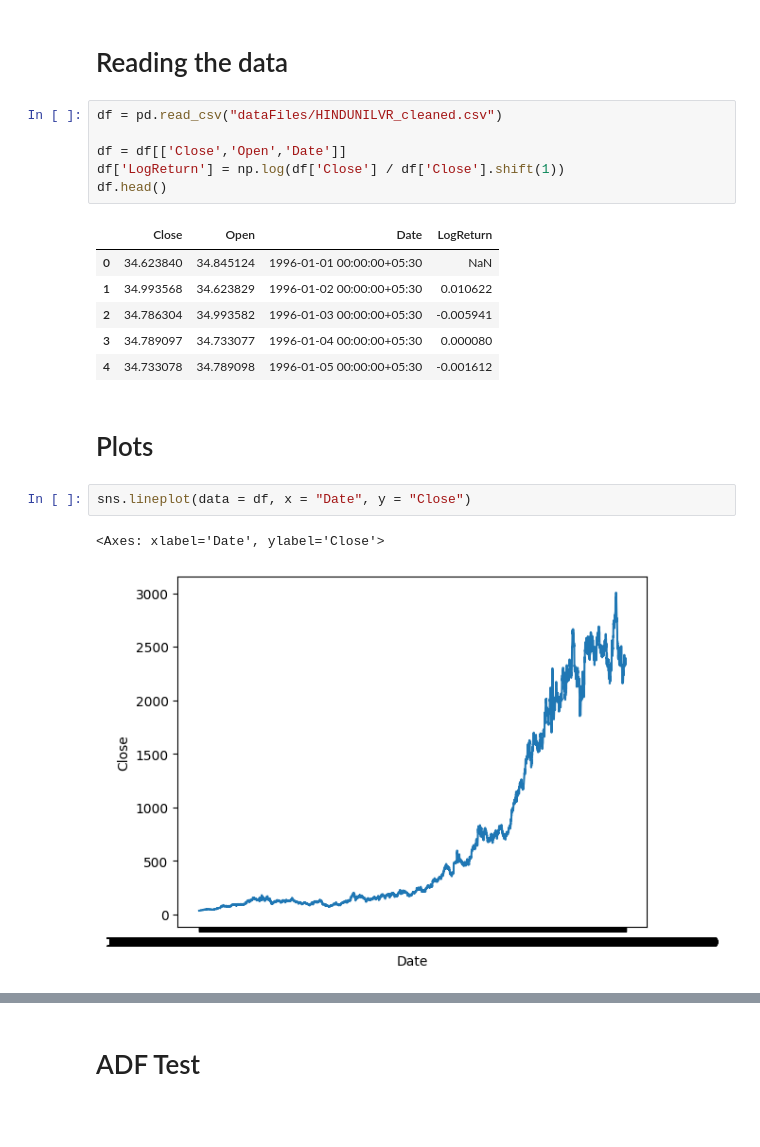
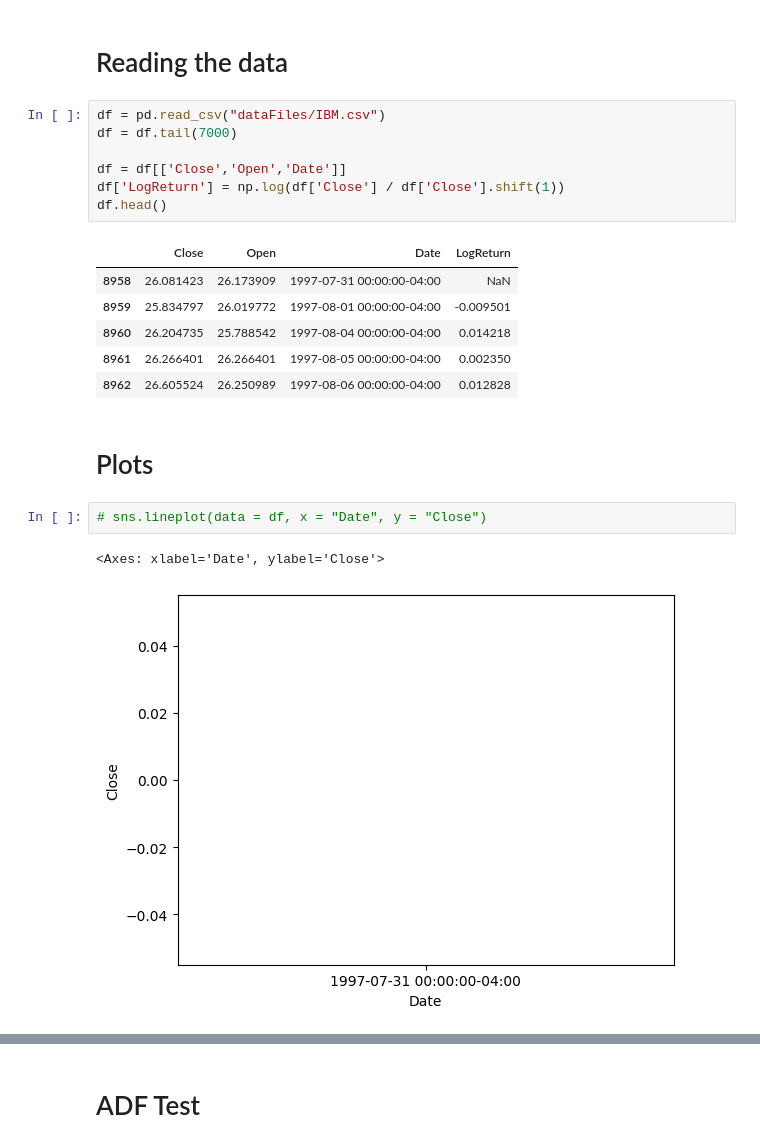
Before and after one commit to git-ankuryadav/Stock-Price-Prediction, a Jupyter notebook: final-ARMA.ipynb, the cells around one changed output, grey strips where cells are left out. Cells and saved outputs as stored; diff of their text form; blank space fills up the shorter version.

```diff
--- a/final-ARMA.ipynb
+++ b/final-ARMA.ipynb
@@ -9,23 +11,24 @@ from sklearn.metrics import mean_squared_error, r2_score, mean_absolute_error
 # %% [markdown]
 # Reading the data
 # %%
-df = pd.read_csv("dataFiles/HINDUNILVR_cleaned.csv")
+df = pd.read_csv("dataFiles/IBM.csv")
+df = df.tail(7000)
 
 df = df[['Close','Open','Date']]
 df['LogReturn'] = np.log(df['Close'] / df['Close'].shift(1))
 df.head()
 # %% [output]
 |  | Close | Open | Date | LogReturn |
-| 0 | 34.623840 | 34.845124 | 1996-01-01 00:00:00+05:30 | NaN |
-| 1 | 34.993568 | 34.623829 | 1996-01-02 00:00:00+05:30 | 0.010622 |
-| 2 | 34.786304 | 34.993582 | 1996-01-03 00:00:00+05:30 | -0.005941 |
-| 3 | 34.789097 | 34.733077 | 1996-01-04 00:00:00+05:30 | 0.000080 |
-| 4 | 34.733078 | 34.789098 | 1996-01-05 00:00:00+05:30 | -0.001612 |
+| 8958 | 26.081423 | 26.173909 | 1997-07-31 00:00:00-04:00 | NaN |
+| 8959 | 25.834797 | 26.019772 | 1997-08-01 00:00:00-04:00 | -0.009501 |
+| 8960 | 26.204735 | 25.788542 | 1997-08-04 00:00:00-04:00 | 0.014218 |
+| 8961 | 26.266401 | 26.266401 | 1997-08-05 00:00:00-04:00 | 0.002350 |
+| 8962 | 26.605524 | 26.250989 | 1997-08-06 00:00:00-04:00 | 0.012828 |
 # %% [markdown]
 # Plots
 # %%
-sns.lineplot(data = df, x = "Date", y = "Close")
+# sns.lineplot(data = df, x = "Date", y = "Close")
 # %% [output]
 <Axes: xlabel='Date', ylabel='Close'>
-[figure, old version]
+[figure, new version]
 # %%
```
Also changed, not shown: parts of 11 cells of this notebook, 7 other files.
